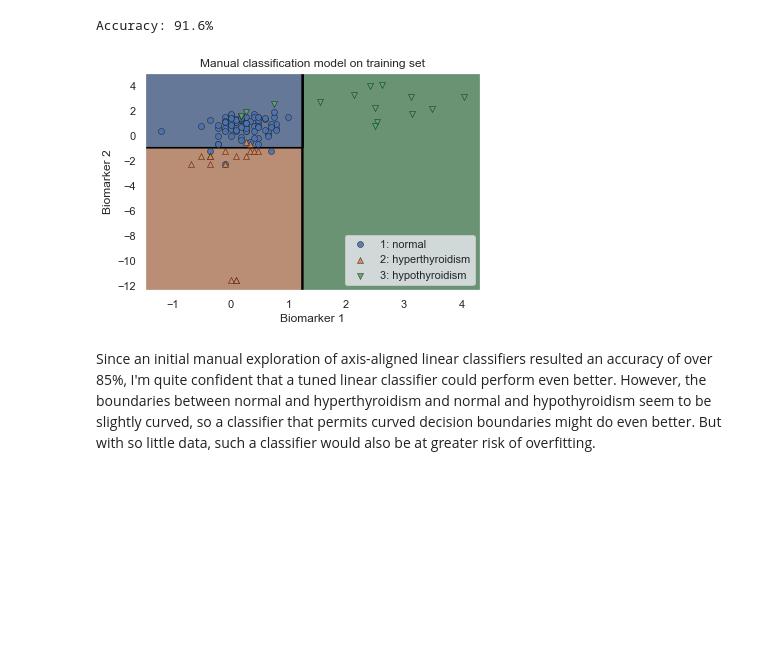
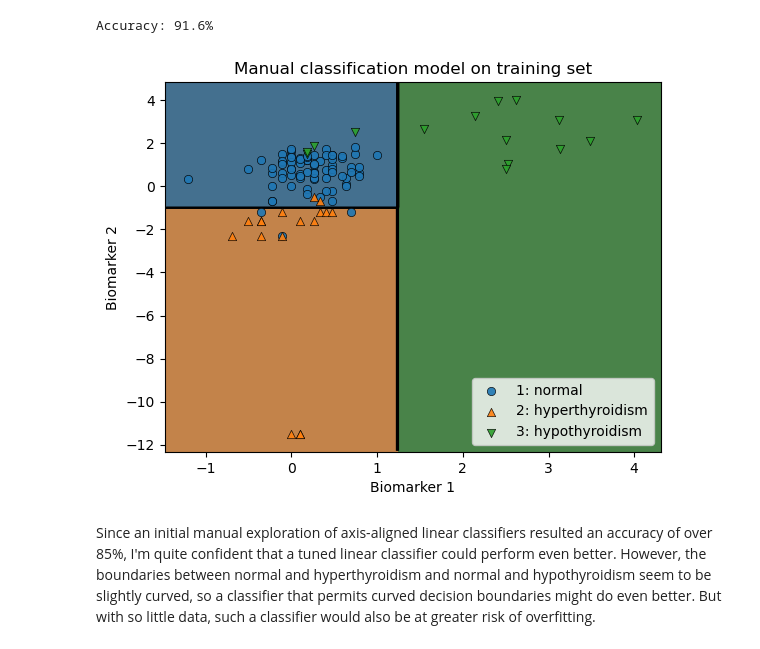
Before and after one commit to xingstar97/Harvard_CS109, a Jupyter notebook: homeworks/hw7/cs109a_hw7.ipynb, the cells around one changed output. Cells and saved outputs as stored; diff of their text form; code cells hidden in the pictures; blank space fills up the shorter version.

```diff
--- a/homeworks/hw7/cs109a_hw7.ipynb
+++ b/homeworks/hw7/cs109a_hw7.ipynb
@@ -38,7 +38,9 @@ import pandas as pd
 import matplotlib
 import matplotlib.pyplot as plt
 import seaborn as sns
-sns.set()
+# sns.set()
+# Note that this will take effect for all matplotlib plots, including those not made using seaborn:
+# seaborn.set_theme(style='darkgrid')
 
 from sklearn.decomposition import PCA
 from sklearn.linear_model import LogisticRegression
@@ -231,9 +317,15 @@ def overlay_decision_boundary(ax, model, colors=None, nx=200, ny=200, desaturate
         np.linspace(xmin, xmax, nx),
         np.linspace(ymin, ymax, ny))
     X = np.c_[xx.flatten(), yy.flatten()]
+    # np.c_ concat along columns, np.r_ concat along rows
 
     # Predict on mesh of points.
     model = getattr(model, 'predict', model)
+    # getattr(object, name, default)
+    # Return the value of the named attribute of object. name must be a string.
+    # If the named attribute does not exist, default is returned if provided
+
+    # X = stand.transform(X)
     y = model(X)
     y = y.astype(int) # This may be necessary for 32-bit Python.
     y = y.reshape((nx, ny))
@@ -246,8 +338,14 @@ def overlay_decision_boundary(ax, model, colors=None, nx=200, ny=200, desaturate
         colors = (['white'] * np.min(y)) + sns.utils.get_color_cycle()
 
     if isinstance(colors, dict):
+        # Return whether an object is an instance of a class or of a subclass thereof.
         missing_colors = [idx for idx in np.unique(y) if idx not in colors]
+        # !!!!!!!
+        # np.unique() Find the unique elements of an array.
+
+
         assert len(missing_colors) == 0, f"Color not specified for predictions {missing_colors}."
+        # !!!!!!!!!!!
 
         # Make a list of colors, filling in items from the dict.
         color_list = ['white'] * (np.max(y) + 1)
@@ -257,13 +355,31 @@ def overlay_decision_boundary(ax, model, colors=None, nx=200, ny=200, desaturate
         assert len(colors) >= np.max(y) + 1, "Insufficient colors passed for all predictions."
         color_list = colors
     color_list = [sns.utils.desaturate(color, desaturate) for color in color_list]
+    # Decrease the saturation channel of a color by some percent.
     cmap = matplotlib.colors.ListedColormap(color_list)
+    # Colormap object generated from a list of colors.
 
     # Plot decision surface
-    ax.pcolormesh(xx, yy, y, zorder=-2, cmap=cmap, norm=matplotlib.colors.NoNorm(), vmin=0, vmax=y.max() + 1)
-    xx = xx.reshape(nx, ny)
-    yy = yy.reshape(nx, ny)
+    ax.pcolormesh(xx, yy, y, zorder=-2, cmap=cmap, vmin=0, vmax=y.max() + 1)
+    # zorder: Set the zorder for the artist. Artists with lower zorder values are drawn first.
+    # vmin vmax: When using scalar data and no explicit norm, vmin and vmax define the data range that the colormap covers.
+    # By default, the colormap covers the complete value range of the supplied data.
+
+    # xx = xx.reshape(nx, ny)
+    # yy = yy.reshape(nx, ny)
     if len(np.unique(y)) > 1:
         ax.contour(xx, yy, y, colors="black", linewidths=1, zorder=-1)
+        # only contour, no filled colors
+        # The colors of the levels, i.e. the lines for contour and the areas for contourf.
+        # As a shortcut, single color strings may be used in place of one-element lists, i.e. 'red' instead of ['red'] to color all levels with the same color.
+        # try ax.contour(xx, yy, y, colors=["black", "red", "blue"], linewidths=1, zorder=-1)
     else:
         print("Warning: only one class predicted, so not plotting contour lines.")
+
+        # norm=matplotlib.colors.NoNorm()
+# %%
+fig = plt.figure(figsize = (16,9))
+ax = fig.add_subplot(111)
+sns.scatterplot(data = data_train, x = "Biomarker 1", y = "Biomarker 2", hue = "Diagnosis", style = "Diagnosis", ax = ax)
+# need to plot this first, otherwise xmin = 0, xmax =1
+overlay_decision_boundary(ax, decision)
@@ -291,15 +411,18 @@ Accuracy: 91.6%
 # %%
 # Your code here
 def plot_decision_boundary(x, y, model, title, ax):
     plot_thyroid_data(ax, x, y)
     overlay_decision_boundary(ax, model, colors=class_colors)
     ax.set_title(title)
 
 fig, ax = plt.subplots()
+xmin, xmax = ax.get_xlim()
+# print(xmin)
+# print(xmax)
 plot_decision_boundary(X, y, predict_manual, 'Manual classification model on training set', ax)
 ax.legend(loc='lower right');
 # %% [output]
-[figure, old version]
+[figure, new version]
 # %%
 assert accuracy >= (baseline_accuracy * 1.10), "Accuracy too low"
 assert all(np.sum(manual_predictions == i) > 0 for i in [1, 2, 3]), "Should predict each class at least once."
```
Also changed, not shown: parts of 40 cells of this notebook, 33 other files.
